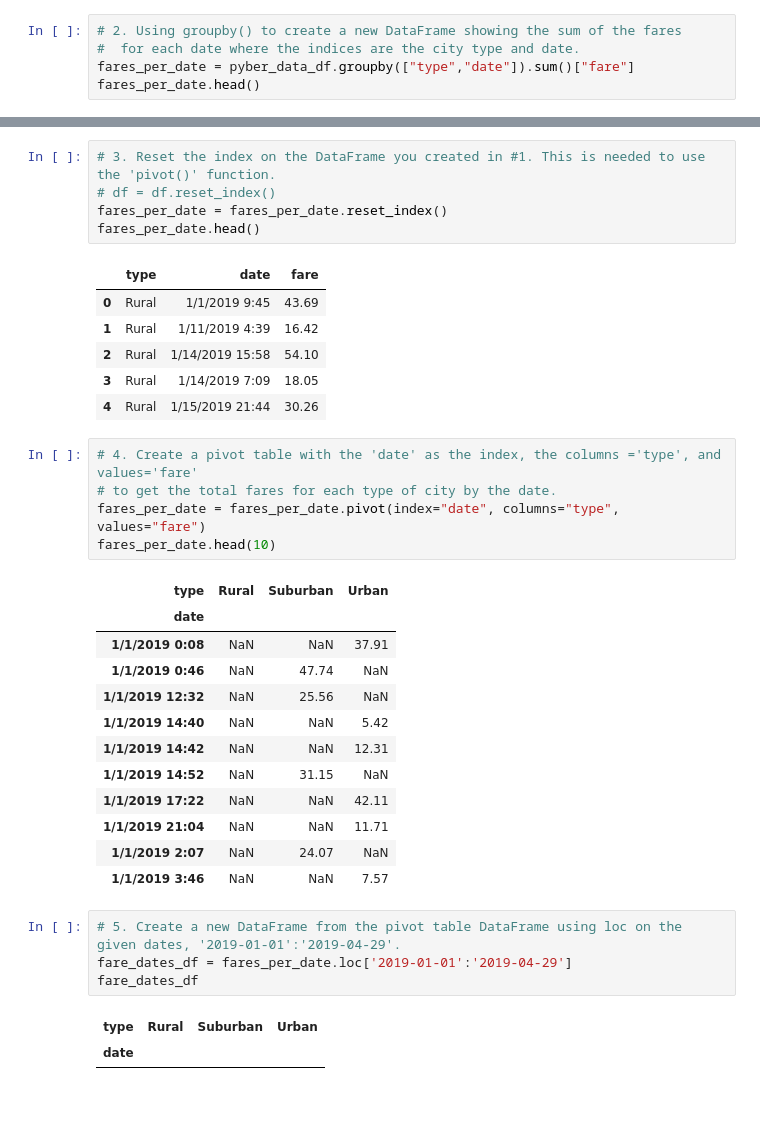
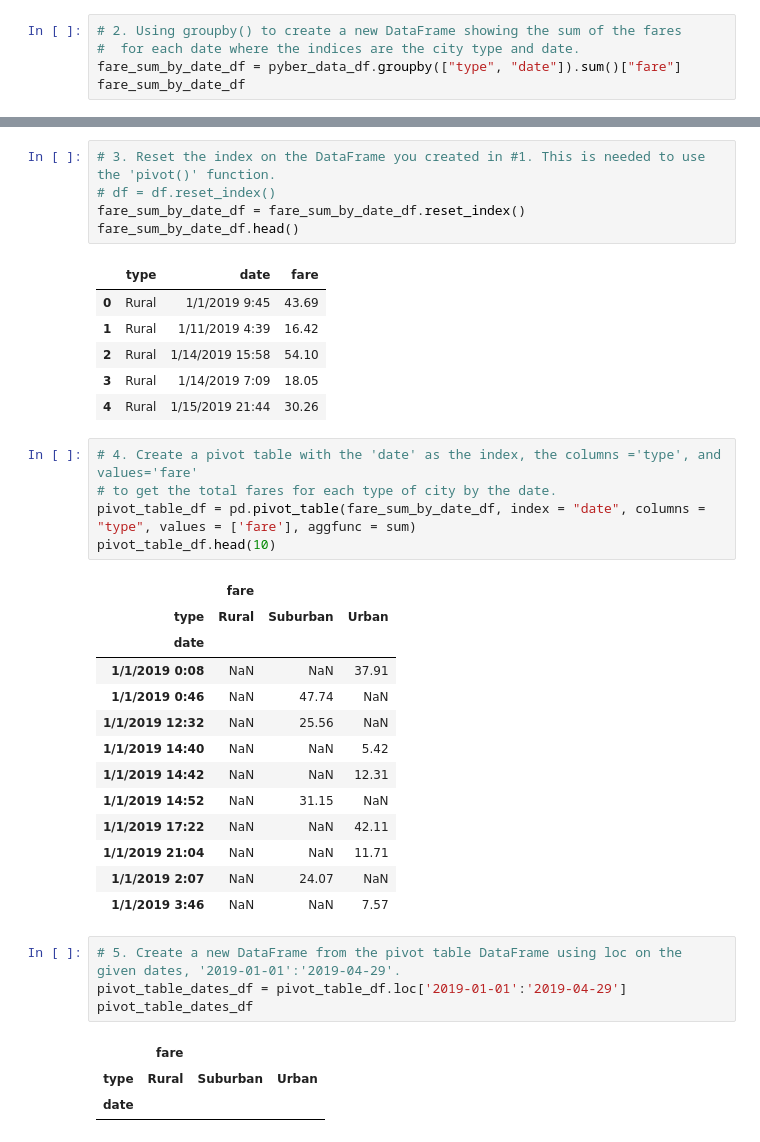
Before and after one commit to JamieOrozco/PyBer_Analysis, a Jupyter notebook: PyBer_Challenge.ipynb, the cells around one changed output, grey strips where cells are left out. Drawn from its saved outputs; the diff is of its cells as text; blank space fills up the shorter version.

```diff
--- a/PyBer_Challenge.ipynb
+++ b/PyBer_Challenge.ipynb
@@ -130,8 +130,8 @@ pyber_data_df.head()
 # %%
 # 2. Using groupby() to create a new DataFrame showing the sum of the fares
 #  for each date where the indices are the city type and date.
-fares_per_date = pyber_data_df.groupby(["type","date"]).sum()["fare"]
-fares_per_date.head()
+fare_sum_by_date_df = pyber_data_df.groupby(["type", "date"]).sum()["fare"]
+fare_sum_by_date_df
 # %% [output]
 type   date
 Rural  1/1/2019 9:45      43.69
@@ -143,8 +149,8 @@ Name: fare, dtype: float64
 # %%
 # 3. Reset the index on the DataFrame you created in #1. This is needed to use the 'pivot()' function.
 # df = df.reset_index()
-fares_per_date = fares_per_date.reset_index()
-fares_per_date.head()
+fare_sum_by_date_df = fare_sum_by_date_df.reset_index()
+fare_sum_by_date_df.head()
 # %% [output]
 |  | type | date | fare |
 | 0 | Rural | 1/1/2019 9:45 | 43.69 |
@@ -155,9 +161,10 @@ fares_per_date.head()
 # %%
 # 4. Create a pivot table with the 'date' as the index, the columns ='type', and values='fare'
 # to get the total fares for each type of city by the date.
-fares_per_date = fares_per_date.pivot(index="date", columns="type", values="fare")
-fares_per_date.head(10)
+pivot_table_df = pd.pivot_table(fare_sum_by_date_df, index = "date", columns = "type", values = ['fare'], aggfunc = sum)
+pivot_table_df.head(10)
 # %% [output]
+|  | fare |  |  |
 | type | Rural | Suburban | Urban |
 | date |  |  |  |
 | 1/1/2019 0:08 | NaN | NaN | 37.91 |
@@ -172,9 +179,10 @@ fares_per_date.head(10)
 | 1/1/2019 3:46 | NaN | NaN | 7.57 |
 # %%
 # 5. Create a new DataFrame from the pivot table DataFrame using loc on the given dates, '2019-01-01':'2019-04-29'.
-fare_dates_df = fares_per_date.loc['2019-01-01':'2019-04-29']
-fare_dates_df
+pivot_table_dates_df = pivot_table_df.loc['2019-01-01':'2019-04-29']
+pivot_table_dates_df
 # %% [output]
+|  | fare |  |  |
 | type | Rural | Suburban | Urban |
 | date |  |  |  |
 # %%
```
Also changed, not shown: parts of 15 cells of this notebook.
